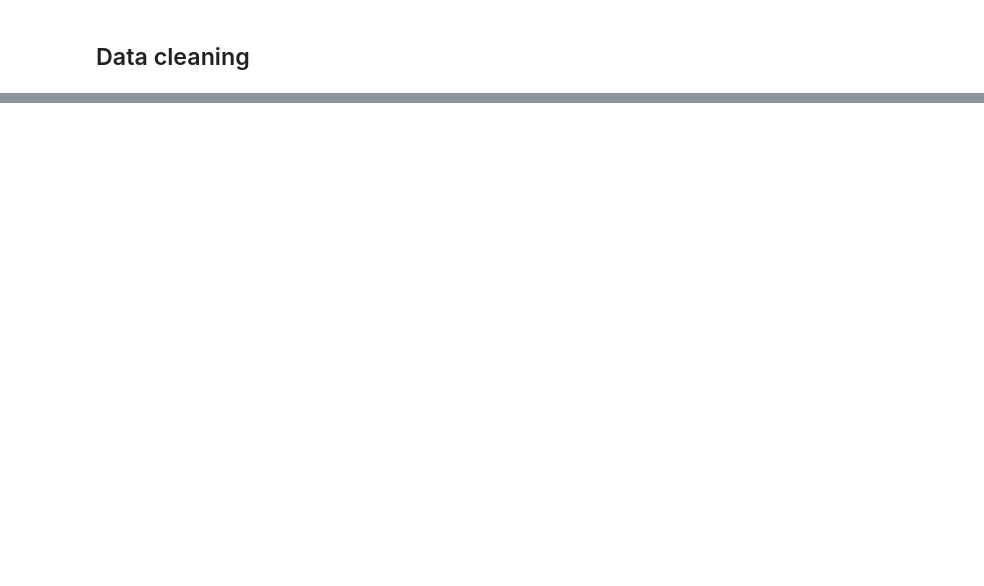
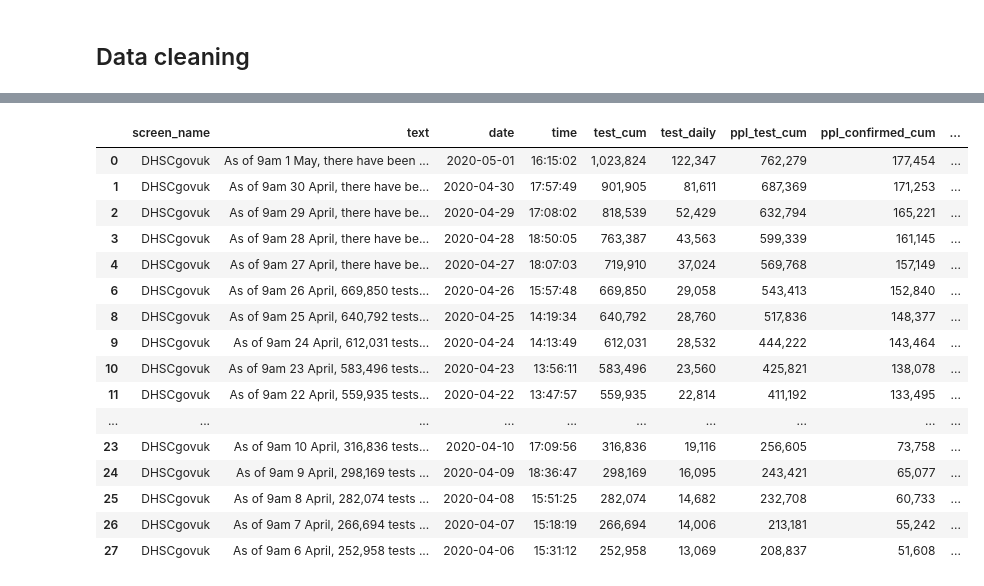
Before and after one commit to linusnhh/telegram_corona, a Jupyter notebook: coronavirus_tweets.ipynb, the cells around one changed output, grey strips where cells are left out. Drawn from its saved outputs; the diff is of its cells as text; code cells hidden in the pictures; blank space fills up the shorter version.

```diff
--- a/coronavirus_tweets.ipynb
+++ b/coronavirus_tweets.ipynb
@@ -87,0 +60,35 @@ update_df['url'] = update_df.text.str.findall('(?:(?:https?|ftp):\/\/)?[\w/\-?=%
+# %%
+number_regex = '\d+(?:,\d+)*'
+# number_regex = '[0-9]{1,3}(,[0-9]{3})*(\.[0-9]+)?'
+url_regex = '(?:(?:https?|ftp):\/\/)?[\w/\-?=%.]+\.[\w/\-?=%.]+'
+def get_info_dataframe(tweets_df, number_regex, url_regex):
+    """Take tweets dataframe as args, return a dataframe with extracted info."""
+    tweets_df = tweets_df[tweets_df['text'].str.contains("died")] # Only include coronavirus update
+    info_df = tweets_df.loc[(tweets_df['date'] > '2020-04-05')]# Only include tweets with latest info
+    info_df['test_cum'] = info_df.text.str.findall(number_regex).str[2] # Cumulative test
+    info_df['test_daily'] = info_df.text.str.findall(number_regex).str[3] # Daily test
+    info_df['ppl_test_cum'] = info_df.text.str.findall(number_regex).str[5] # Cumulative people
+    info_df['ppl_confirmed_cum'] = info_df.text.str.findall(number_regex).str[6] # Cumnulative confirmed
+    info_df['death_cum'] = info_df.text.str.findall(number_regex).str[9] # Cumulative death
+    info_df['url'] = info_df.text.str.findall(url_regex).apply(''.join) # Source url
+    info_df.dropna(inplace = True) # Filter out tweets that are not the updates
+    return info_df
+info_df = get_info_dataframe(uk_df, number_regex, url_regex)
+# %% [output]
+|  | screen_name | text | date | time | test_cum | test_daily | ppl_test_cum | ppl_confirmed_cum | ... |
+| 0 | DHSCgovuk | As of 9am 1 May, there have been ... | 2020-05-01 | 16:15:02 | 1,023,824 | 122,347 | 762,279 | 177,454 | ... |
+| 1 | DHSCgovuk | As of 9am 30 April, there have be... | 2020-04-30 | 17:57:49 | 901,905 | 81,611 | 687,369 | 171,253 | ... |
+| 2 | DHSCgovuk | As of 9am 29 April, there have be... | 2020-04-29 | 17:08:02 | 818,539 | 52,429 | 632,794 | 165,221 | ... |
+| 3 | DHSCgovuk | As of 9am 28 April, there have be... | 2020-04-28 | 18:50:05 | 763,387 | 43,563 | 599,339 | 161,145 | ... |
+| 4 | DHSCgovuk | As of 9am 27 April, there have be... | 2020-04-27 | 18:07:03 | 719,910 | 37,024 | 569,768 | 157,149 | ... |
+| 6 | DHSCgovuk | As of 9am 26 April, 669,850 tests... | 2020-04-26 | 15:57:48 | 669,850 | 29,058 | 543,413 | 152,840 | ... |
+| 8 | DHSCgovuk | As of 9am 25 April, 640,792 tests... | 2020-04-25 | 14:19:34 | 640,792 | 28,760 | 517,836 | 148,377 | ... |
+| 9 | DHSCgovuk | As of 9am 24 April, 612,031 tests... | 2020-04-24 | 14:13:49 | 612,031 | 28,532 | 444,222 | 143,464 | ... |
+| 10 | DHSCgovuk | As of 9am 23 April, 583,496 tests... | 2020-04-23 | 13:56:11 | 583,496 | 23,560 | 425,821 | 138,078 | ... |
+| 11 | DHSCgovuk | As of 9am 22 April, 559,935 tests... | 2020-04-22 | 13:47:57 | 559,935 | 22,814 | 411,192 | 133,495 | ... |
+| ... | ... | ... | ... | ... | ... | ... | ... | ... | ... |
+| 23 | DHSCgovuk | As of 9am 10 April, 316,836 tests... | 2020-04-10 | 17:09:56 | 316,836 | 19,116 | 256,605 | 73,758 | ... |
+| 24 | DHSCgovuk | As of 9am 9 April, 298,169 tests ... | 2020-04-09 | 18:36:47 | 298,169 | 16,095 | 243,421 | 65,077 | ... |
+| 25 | DHSCgovuk | As of 9am 8 April, 282,074 tests ... | 2020-04-08 | 15:51:25 | 282,074 | 14,682 | 232,708 | 60,733 | ... |
+| 26 | DHSCgovuk | As of 9am 7 April, 266,694 tests ... | 2020-04-07 | 15:18:19 | 266,694 | 14,006 | 213,181 | 55,242 | ... |
+| 27 | DHSCgovuk | As of 9am 6 April, 252,958 tests ... | 2020-04-06 | 15:31:12 | 252,958 | 13,069 | 208,837 | 51,608 | ... |
```
Also changed, not shown: parts of 16 cells of this notebook, 7 other files.
